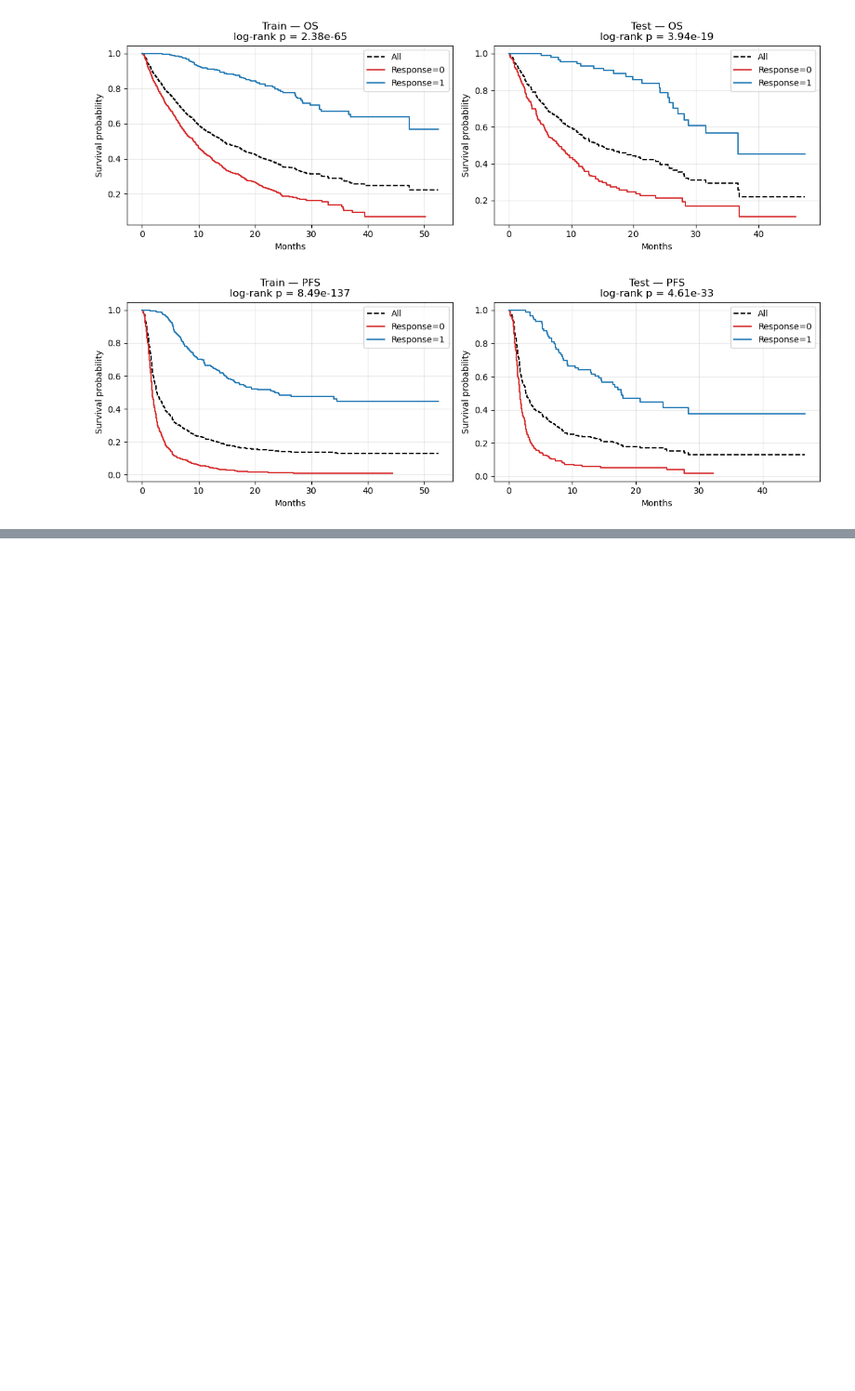
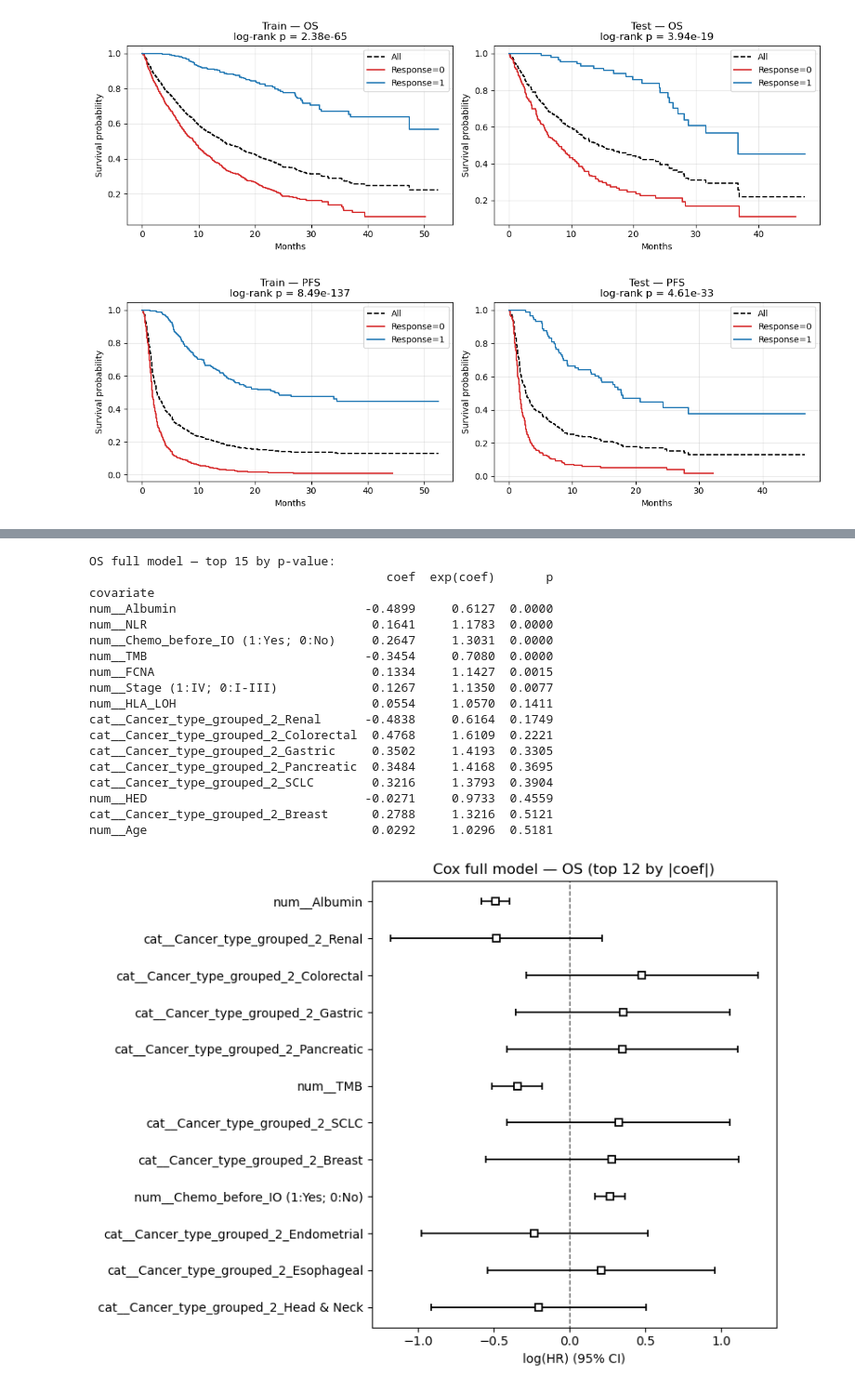
Before and after one commit to albuszhang00-lang/Clinical-Transformer-Study, a Jupyter notebook: notebooks/week03生存分析/week3_survival_analysis.ipynb, the cells around one changed output, grey strips where cells are left out. Shown at 93% size. Drawn from its saved outputs; the diff is of its cells as text; code cells hidden in the pictures; blank space fills up the shorter version.

Commit message:
week 3: Cox survival analysis results + forest plot
Co-Authored-By: Claude <noreply@anthropic.com>

```diff
--- a/notebooks/week03生存分析/week3_survival_analysis.ipynb
+++ b/notebooks/week03生存分析/week3_survival_analysis.ipynb
@@ -321,0 +378,54 @@ for endpoint, time_col, event_col in [
+# %%
+# 查看Cox系数和森林图(OS全模型)
+
+# exp(coef) > 1：该特征与更高的风险相关（生存更差）
+# exp(coef) < 1：该特征与更低的风险相关（生存更好）
+
+#取出已经拟合好的模型
+os_full = fitted[("OS", "Cox full")]
+
+#取summary并选三列，os_full.summary是lifelines拟合后自动生成的系数汇总表
+summary = os_full.summary[["coef", "exp(coef)", "p"]].copy() #coef对数风险比，exp(coef)风险比HR，p检验HR是否等于1
+summary = summary.sort_values("p").head(15) #按p值排序，取前15个
+
+print("OS full model — top 15 by p-value:")
+print(summary.round(4).to_string())
+
+fig, ax = plt.subplots(figsize=(8, 6))
+
+# 取系数绝对值最大的 12 个特征画森林图
+top_features = (
+    os_full.summary["coef"] #取出os_full.summary表中的coef
+    .abs() #取绝对值
+    .sort_values(ascending=False) #按照绝对值从大到小排序
+    .head(12)
+    .index #只要特征名
+)
+
+#绘制森林图
+os_full.plot(columns=top_features, ax=ax)
+
+ax.set_title("Cox full model — OS (top 12 by |coef|)")
+fig.tight_layout()
+fig.savefig(RESULTS / "w03_cox_forest_os.png", dpi=300, bbox_inches="tight")
+plt.show()
+# %% [output]
+OS full model — top 15 by p-value:
+                                         coef  exp(coef)       p
+covariate
+num__Albumin                          -0.4899     0.6127  0.0000
+num__NLR                               0.1641     1.1783  0.0000
+num__Chemo_before_IO (1:Yes; 0:No)     0.2647     1.3031  0.0000
+num__TMB                              -0.3454     0.7080  0.0000
+num__FCNA                              0.1334     1.1427  0.0015
+num__Stage (1:IV; 0:I-III)             0.1267     1.1350  0.0077
+num__HLA_LOH                           0.0554     1.0570  0.1411
+cat__Cancer_type_grouped_2_Renal      -0.4838     0.6164  0.1749
+cat__Cancer_type_grouped_2_Colorectal  0.4768     1.6109  0.2221
+cat__Cancer_type_grouped_2_Gastric     0.3502     1.4193  0.3305
+cat__Cancer_type_grouped_2_Pancreatic  0.3484     1.4168  0.3695
+cat__Cancer_type_grouped_2_SCLC        0.3216     1.3793  0.3904
+num__HED                              -0.0271     0.9733  0.4559
+cat__Cancer_type_grouped_2_Breast      0.2788     1.3216  0.5121
+num__Age                               0.0292     1.0296  0.5181
+[figure, added]
```
Also changed, not shown: parts of 5 cells of this notebook, 4 other files.
